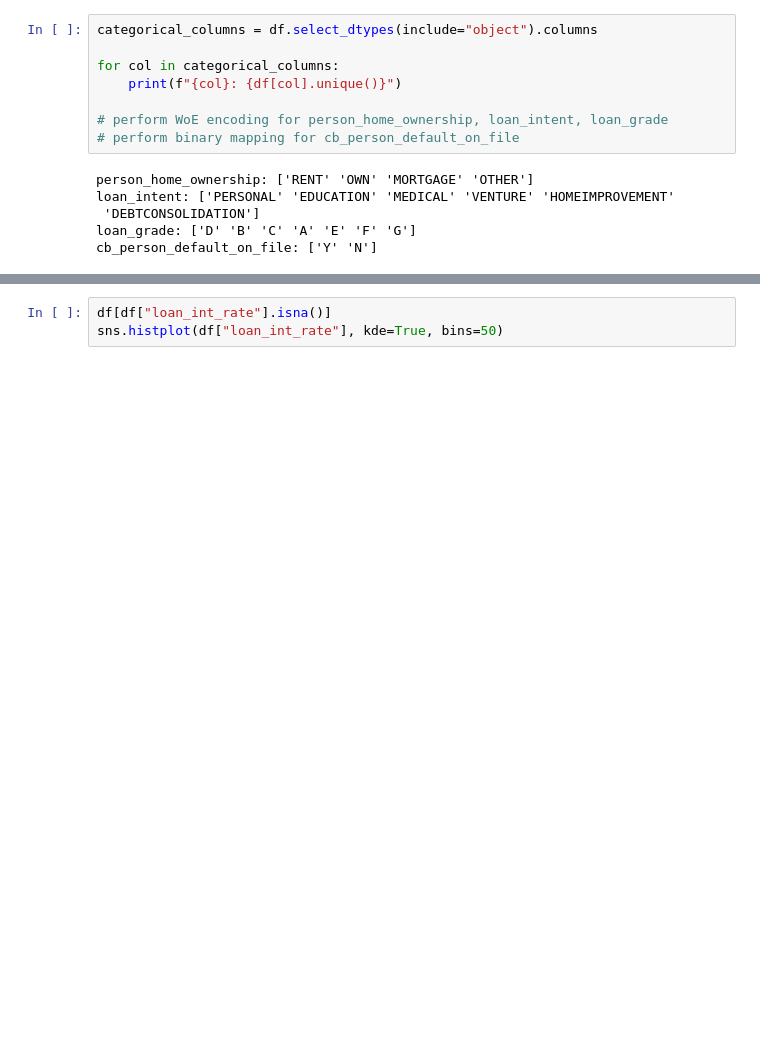
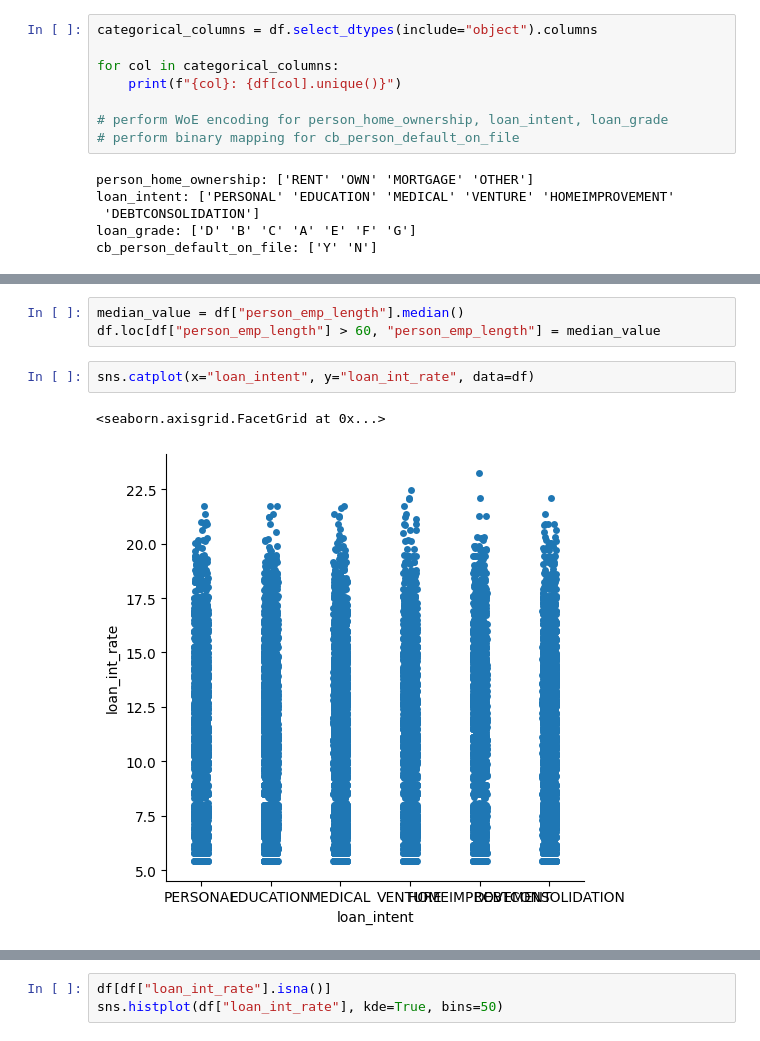
Before and after one commit to Ruben-Boeckx/Loan-approval, a Jupyter notebook: Draft.ipynb, the cells around one changed output, grey strips where cells are left out. Saved outputs shown, nothing was run; the diff lists cells and outputs as text; blank space fills up the shorter version.

```diff
--- a/Draft.ipynb
+++ b/Draft.ipynb
@@ -44,0 +58,8 @@ cb_person_default_on_file: ['Y' 'N']
+# %%
+median_value = df["person_emp_length"].median()
+df.loc[df["person_emp_length"] > 60, "person_emp_length"] = median_value
+# %%
+sns.catplot(x="loan_intent", y="loan_int_rate", data=df)
+# %% [output]
+<seaborn.axisgrid.FacetGrid at 0x...>
+[figure, added]
```
Also changed, not shown: parts of 9 cells of this notebook.
